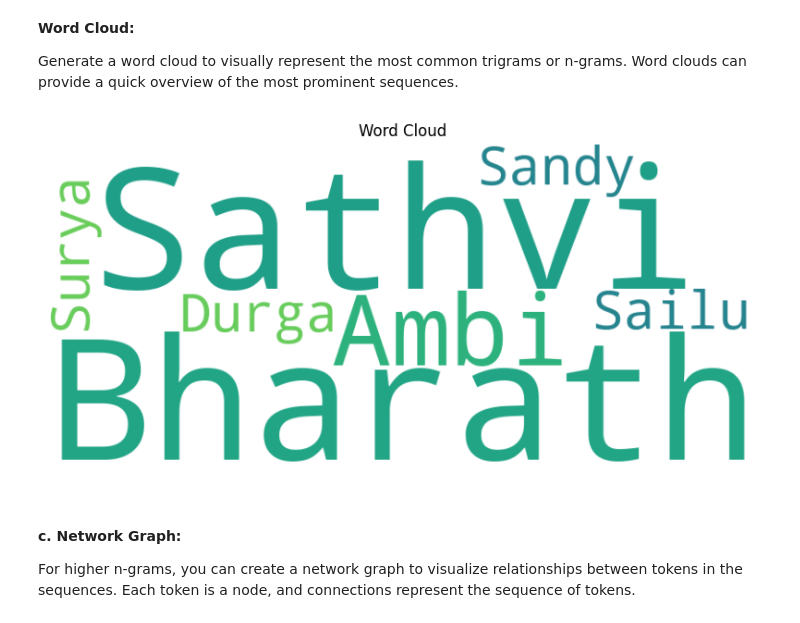
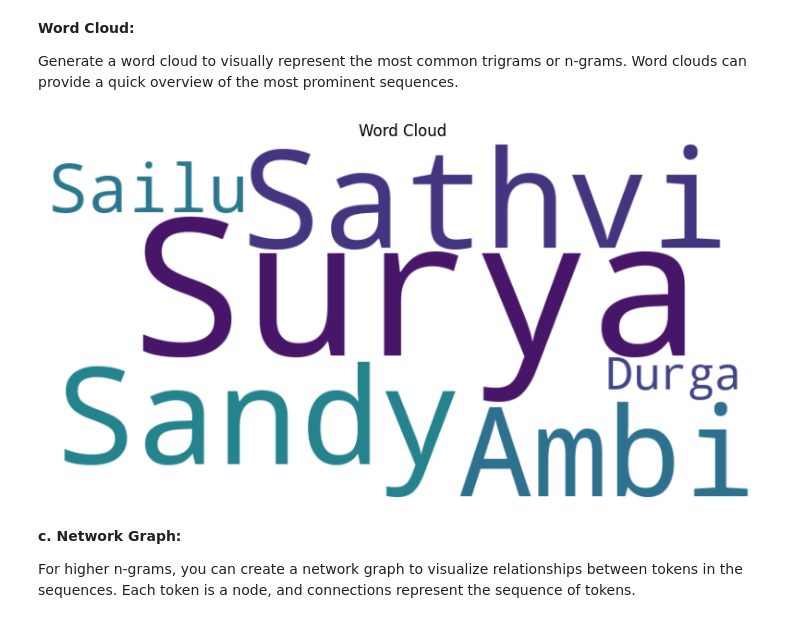
Before and after one commit to sathvi0928/FMML_ASSIGNMENTS_AND_LABS, a Jupyter notebook: Module_01_Lab_01_Features.ipynb, the cells around one changed output. Cells and saved outputs as stored; diff of their text form; code cells hidden in the pictures.

```diff
--- a/Module_01_Lab_01_Features.ipynb
+++ b/Module_01_Lab_01_Features.ipynb
@@ -378,21 +378,21 @@ Generate a word cloud to visually represent the most common trigrams or n-grams.
 # %%
 from wordcloud import WordCloud
 import matplotlib.pyplot as plt
 
 # Sample text data
-text="""Bharath Sathvi Ambi Sandy Sailu Durga Surya"""
+text="""Surya Sathvi Sandy Ambi Sailu Durga """
 
 # Create a WordCloud object
 wordcloud = WordCloud(width=800, height=400, background_color="white").generate(text)
 
 # Display the word cloud using Matplotlib
 plt.figure(figsize=(10, 5))
 plt.imshow(wordcloud, interpolation='bilinear')
 plt.axis('off')  # Turn off axis labels
 plt.title('Word Cloud')
 plt.show()
 # %% [output]
-[figure, old version]
+[figure, new version]
 # %% [markdown]
 **c. Network Graph:**
 
```
Also changed, not shown: parts of 1 cell of this notebook.
